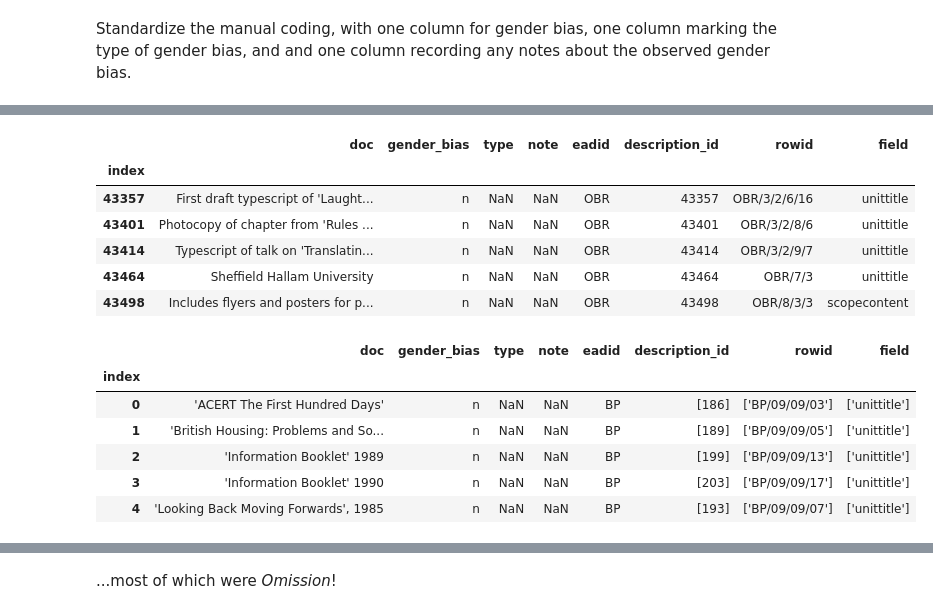
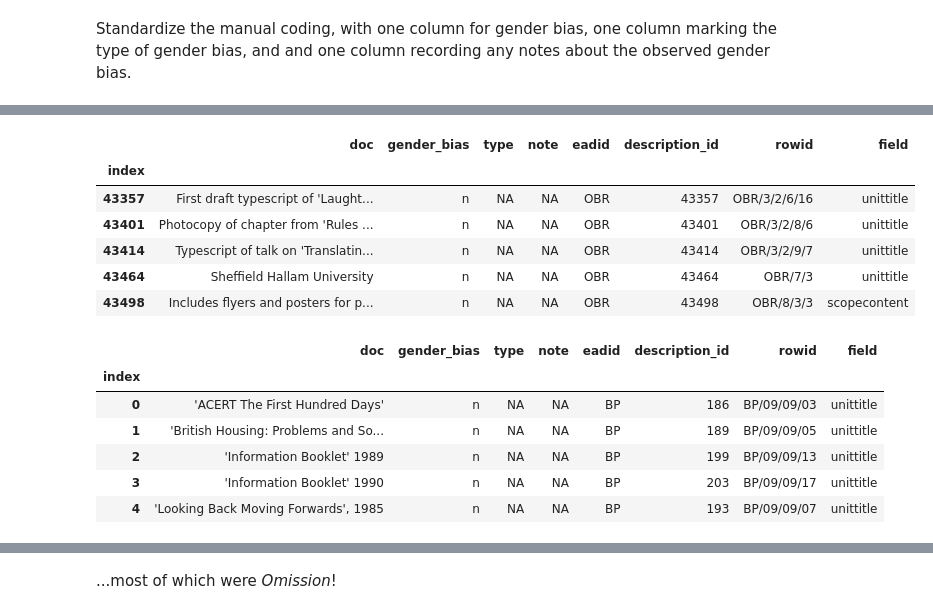
Before and after one commit to thegoose20/nusc, a Jupyter notebook: combine_manually_coded_data.ipynb, the cells around one changed output, grey strips where cells are left out. Drawn from its saved outputs; the diff is of its cells as text; code cells hidden in the pictures.

```diff
--- a/combine_manual_and_classified_data.ipynb
+++ b/combine_manually_coded_data.ipynb
@@ -12,6 +14,8 @@ Read all the CSV data files with manual coding.
 # %%
 coded_path = config.coded_data_path
 csvs = os.listdir(coded_path)
+if "all_manually_coded_data.csv" in csvs:
+    csvs.remove("all_manually_coded_data.csv")
 print(csvs)
 # %% [output]
 ['CHE_sample_no_preds-manually-checked.csv', 'SH_sample_no_preds-manually-checked.csv', 'BXB_sample_no_preds-manually-checked.csv', 'BP_unclassified-manually-checked.csv', 'HL_unclassified-manually-ch ...
@@ -60,6 +64,7 @@ df2.rename(columns={
     }, inplace=True)
 df2.set_index("index", inplace=True)
 df2.fillna({"gender_bias": "n"}, inplace=True)
+df2.fillna({"type": "NA"}, inplace=True)
 df2.head(5)
 # %% [output]
 |  | doc | gender_bias | type | eadid | description_id | rowid | field |
@@ -71,0 +79,9 @@ df2.head(5)
+# %%
+col_names = ["description_id", "rowid", "field"]
+for col_name in col_names:
+    new_col = list(df2[col_name])
+    new_col = [(col[1:-1]).replace("'", "").split(", ") for col in new_col]
+    col_i = list(df2.columns).index(col_name)
+    df2.drop(columns=[col_name], inplace=True)
+    df2.insert(col_i, col_name, new_col)
+df2.head()
@@ -71,0 +98,3 @@ df2.head(5)
+# %%
+df2 = df2.explode(["description_id","rowid","field"])
+df2.head()
@@ -108,30 +150,27 @@ wife is unnamed
 Name: count, dtype: int64
 # %%
-# df1.gender_bias.value_counts()
-gender_bias_values = list(df1.loc[~df1.gender_bias.isna()].gender_bias)
-# print(gender_bias_values[0:2])
+gender_bias_values = list(df1.loc[df1.gender_bias != "n"].gender_bias)
 df1 = df1.replace(to_replace=gender_bias_values, value="y")
-df1 = df1.fillna({"gender_bias": "n"})
 df1.tail()
 # %% [output]
 |  | doc | gender_bias | type | note | eadid | description_id | rowid | field |
 | index |  |  |  |  |  |  |  |  |
-| 43357 | First draft typescript of 'Laught... | n | NaN | NaN | OBR | 43357 | OBR/3/2/6/16 | unittitle |
-| 43401 | Photocopy of chapter from 'Rules ... | n | NaN | NaN | OBR | 43401 | OBR/3/2/8/6 | unittitle |
-| 43414 | Typescript of talk on 'Translatin... | n | NaN | NaN | OBR | 43414 | OBR/3/2/9/7 | unittitle |
-| 43464 | Sheffield Hallam University | n | NaN | NaN | OBR | 43464 | OBR/7/3 | unittitle |
-| 43498 | Includes flyers and posters for p... | n | NaN | NaN | OBR | 43498 | OBR/8/3/3 | scopecontent |
+| 43357 | First draft typescript of 'Laught... | n | NA | NA | OBR | 43357 | OBR/3/2/6/16 | unittitle |
+| 43401 | Photocopy of chapter from 'Rules ... | n | NA | NA | OBR | 43401 | OBR/3/2/8/6 | unittitle |
+| 43414 | Typescript of talk on 'Translatin... | n | NA | NA | OBR | 43414 | OBR/3/2/9/7 | unittitle |
+| 43464 | Sheffield Hallam University | n | NA | NA | OBR | 43464 | OBR/7/3 | unittitle |
+| 43498 | Includes flyers and posters for p... | n | NA | NA | OBR | 43498 | OBR/8/3/3 | scopecontent |
 # %%
-df2.insert(column="note", value=np.nan, loc=3)
+df2.insert(column="note", value="NA", loc=3)
 df2.head()
 # %% [output]
 |  | doc | gender_bias | type | note | eadid | description_id | rowid | field |
 | index |  |  |  |  |  |  |  |  |
-| 0 | 'ACERT The First Hundred Days' | n | NaN | NaN | BP | [186] | ['BP/09/09/03'] | ['unittitle'] |
-| 1 | 'British Housing: Problems and So... | n | NaN | NaN | BP | [189] | ['BP/09/09/05'] | ['unittitle'] |
-| 2 | 'Information Booklet' 1989 | n | NaN | NaN | BP | [199] | ['BP/09/09/13'] | ['unittitle'] |
-| 3 | 'Information Booklet' 1990 | n | NaN | NaN | BP | [203] | ['BP/09/09/17'] | ['unittitle'] |
-| 4 | 'Looking Back Moving Forwards', 1985 | n | NaN | NaN | BP | [193] | ['BP/09/09/07'] | ['unittitle'] |
+| 0 | 'ACERT The First Hundred Days' | n | NA | NA | BP | 186 | BP/09/09/03 | unittitle |
+| 1 | 'British Housing: Problems and So... | n | NA | NA | BP | 189 | BP/09/09/05 | unittitle |
+| 2 | 'Information Booklet' 1989 | n | NA | NA | BP | 199 | BP/09/09/13 | unittitle |
+| 3 | 'Information Booklet' 1990 | n | NA | NA | BP | 203 | BP/09/09/17 | unittitle |
+| 4 | 'Looking Back Moving Forwards', 1985 | n | NA | NA | BP | 193 | BP/09/09/07 | unittitle |
 # %%
 df = pd.concat([df1, df2])
 df.head()
```
Also changed, not shown: parts of 18 cells of this notebook.
